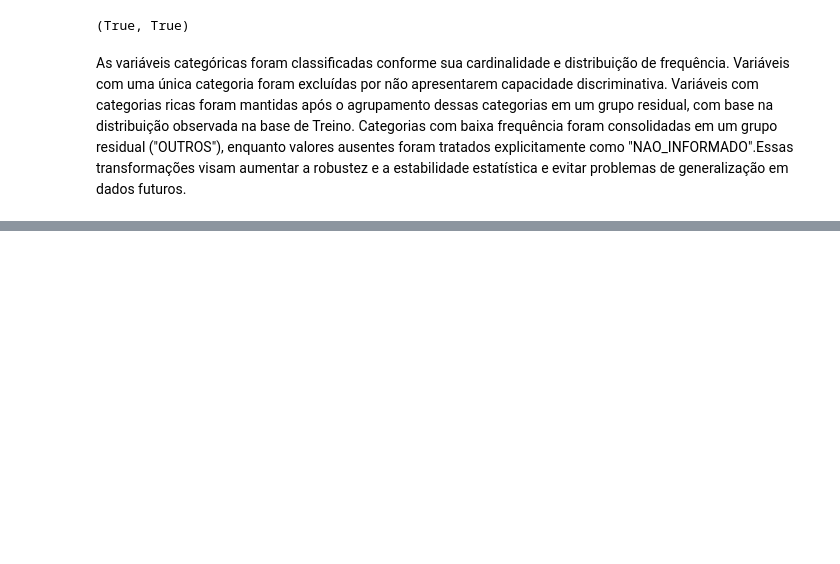
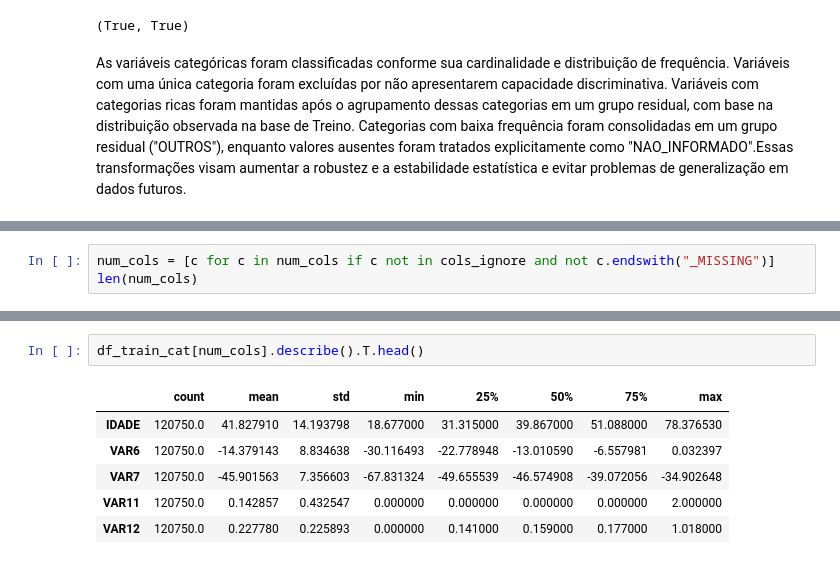
Before and after one commit to GGrinspun/desafio-analise-de-credito, a Jupyter notebook: notebooks/01_eda_and_preprocessing.ipynb, the cells around one changed output, grey strips where cells are left out. Saved outputs shown, nothing was run; the diff lists cells and outputs as text; blank space fills up the shorter version.

```diff
--- a/notebooks/01_eda_and_preprocessing.ipynb
+++ b/notebooks/01_eda_and_preprocessing.ipynb
@@ -607,0 +572,3 @@ plt.show()
+# %%
+num_cols = [c for c in num_cols if c not in cols_ignore and not c.endswith("_MISSING")]
+len(num_cols)
@@ -607,0 +629,9 @@ plt.show()
+# %%
+df_train_cat[num_cols].describe().T.head()
+# %% [output]
+|  | count | mean | std | min | 25% | 50% | 75% | max |
+| IDADE | 120750.0 | 41.827910 | 14.193798 | 18.677000 | 31.315000 | 39.867000 | 51.088000 | 78.376530 |
+| VAR6 | 120750.0 | -14.379143 | 8.834638 | -30.116493 | -22.778948 | -13.010590 | -6.557981 | 0.032397 |
+| VAR7 | 120750.0 | -45.901563 | 7.356603 | -67.831324 | -49.655539 | -46.574908 | -39.072056 | -34.902648 |
+| VAR11 | 120750.0 | 0.142857 | 0.432547 | 0.000000 | 0.000000 | 0.000000 | 0.000000 | 2.000000 |
+| VAR12 | 120750.0 | 0.227780 | 0.225893 | 0.000000 | 0.141000 | 0.159000 | 0.177000 | 1.018000 |
```
Also changed, not shown: parts of 23 cells of this notebook, 1 other file.
